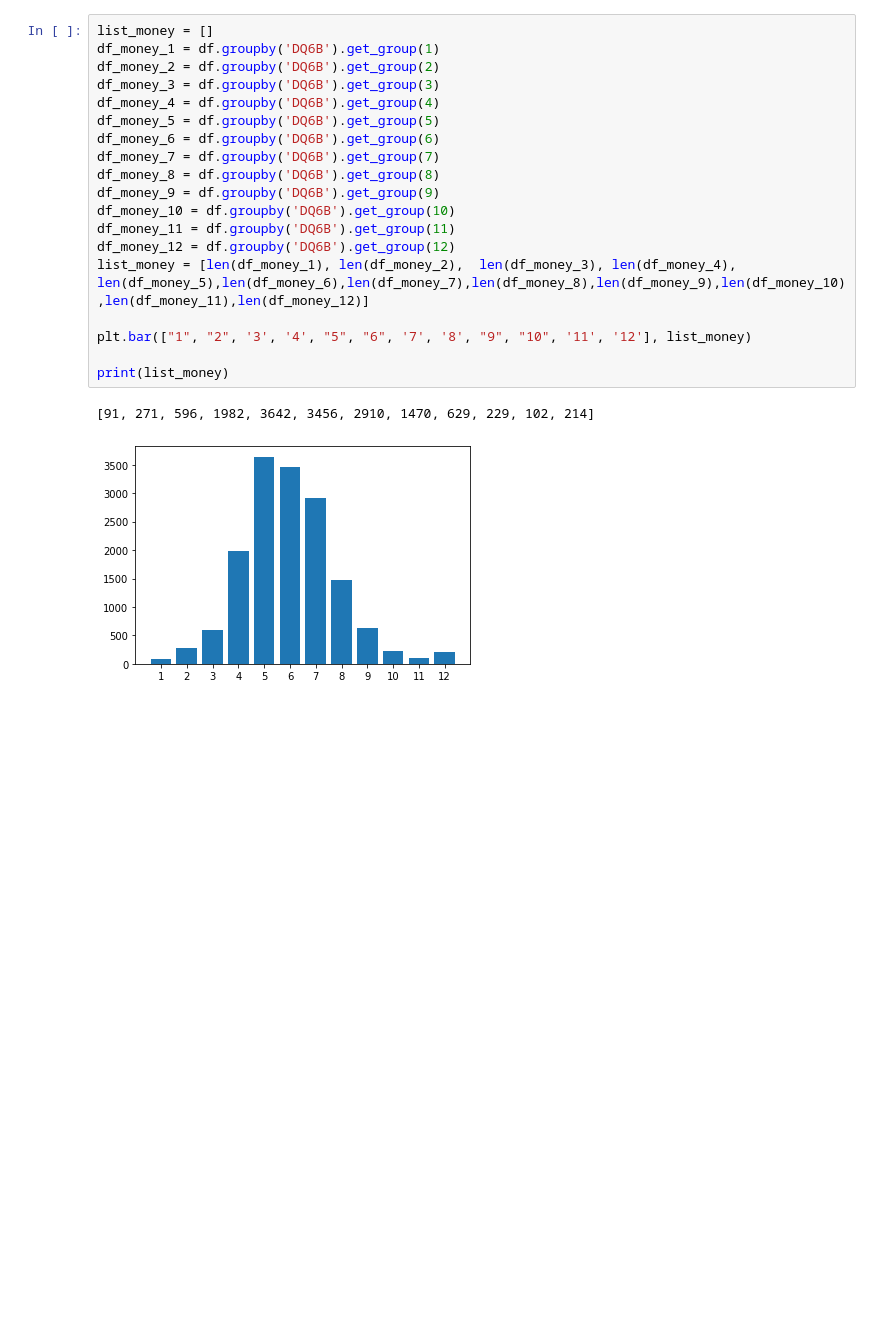
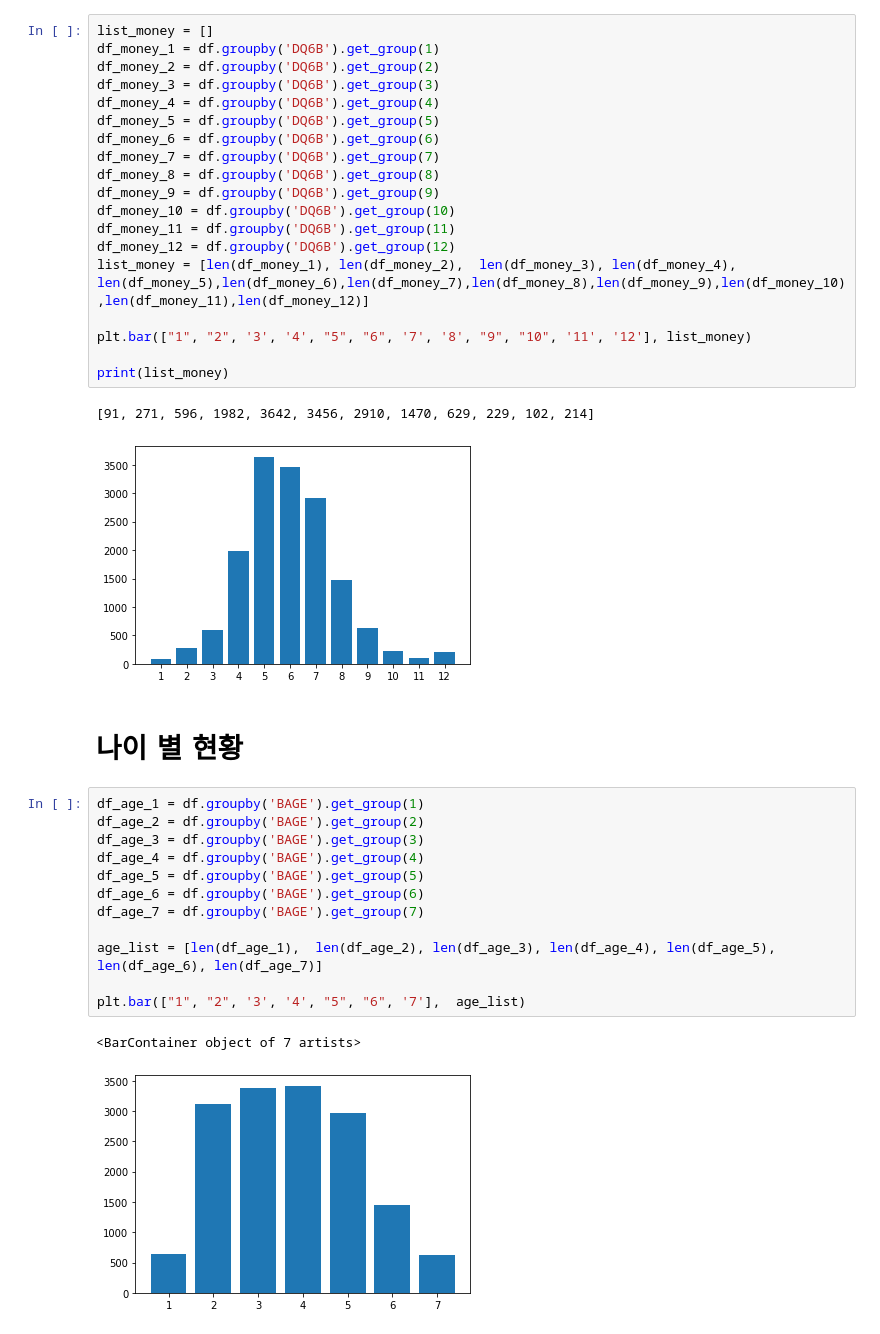
Before and after one commit to ansehoon1999/MG-DataAnaylsis, a Jupyter notebook: 세훈/DataAnaylsis_7_22_2020year.ipynb, the cells around one changed output. Saved outputs shown, nothing was run; the diff lists cells and outputs as text; blank space fills up the shorter version.

```diff
--- a/세훈/DataAnaylsis_7_22_2020year.ipynb
+++ b/세훈/DataAnaylsis_7_22_2020year.ipynb
@@ -867,3 +867,20 @@ print(list_money)
 # %% [output]
 [91, 271, 596, 1982, 3642, 3456, 2910, 1470, 629, 229, 102, 214]
 [figure]
+# %% [markdown]
+# 나이 별 현황
+# %%
+df_age_1 = df.groupby('BAGE').get_group(1)
+df_age_2 = df.groupby('BAGE').get_group(2)
+df_age_3 = df.groupby('BAGE').get_group(3)
+df_age_4 = df.groupby('BAGE').get_group(4)
+df_age_5 = df.groupby('BAGE').get_group(5)
+df_age_6 = df.groupby('BAGE').get_group(6)
+df_age_7 = df.groupby('BAGE').get_group(7)
+
+age_list = [len(df_age_1),  len(df_age_2), len(df_age_3), len(df_age_4), len(df_age_5), len(df_age_6), len(df_age_7)]
+
+plt.bar(["1", "2", '3', '4', "5", "6", '7'],  age_list)
+# %% [output]
+<BarContainer object of 7 artists>
+[figure, added]
```
Also changed, not shown: 1 other file.
